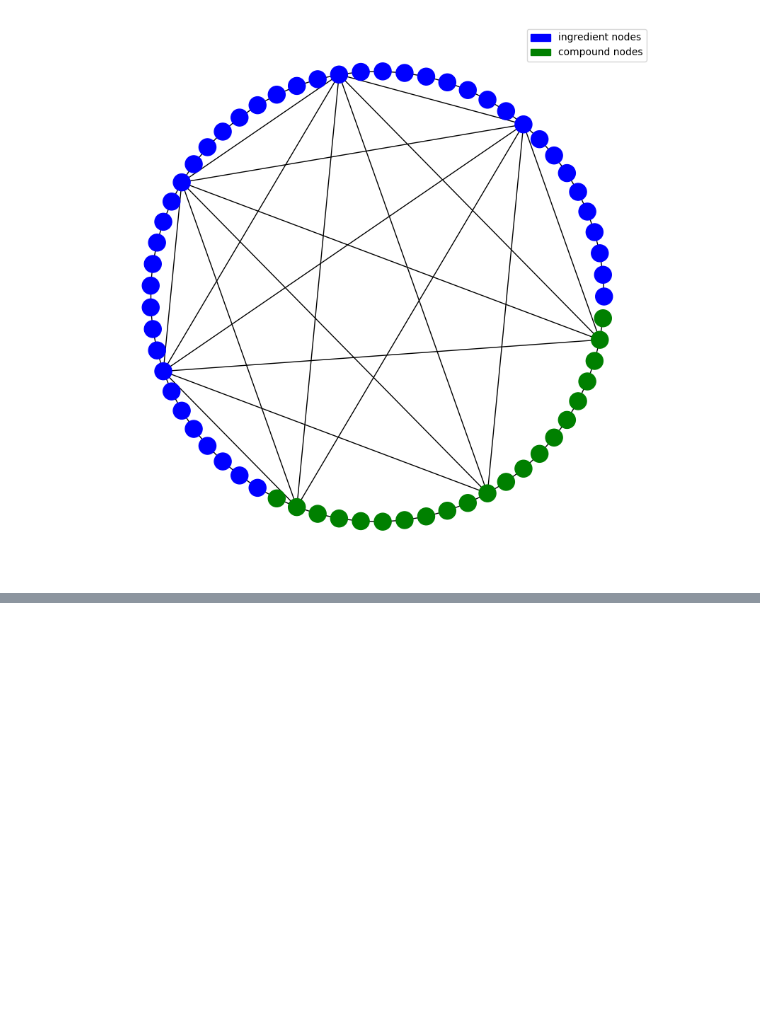
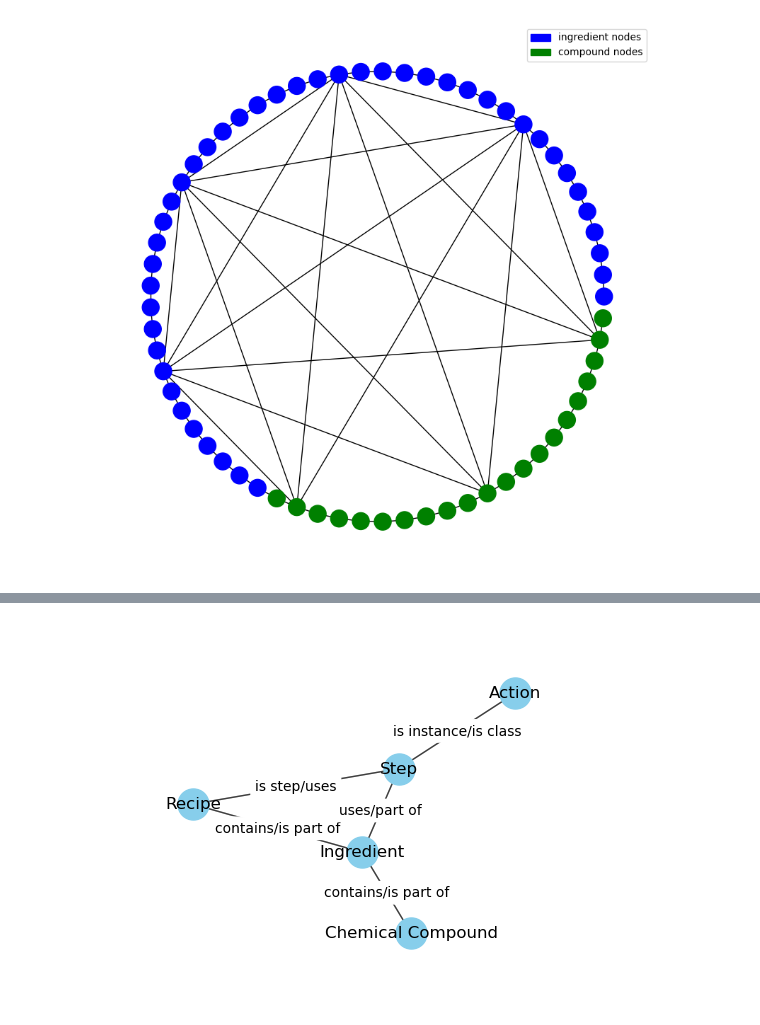
Before and after one commit to DavidSchimmel/statistical_ingredient_substitutions, a Jupyter notebook: illustrating_graphs.ipynb, the cells around one changed output, grey strips where cells are left out. Saved outputs shown, nothing was run; the diff lists cells and outputs as text; code cells hidden in the pictures; blank space fills up the shorter version.

```diff
--- a/illustrating_graphs.ipynb
+++ b/illustrating_graphs.ipynb
@@ -54,0 +125,32 @@ Graph with 65 nodes and 82 edges
+# %%
+# Create a graph
+G = nx.DiGraph()
+
+# Add nodes with labels
+nodes = ['Recipe', 'Ingredient', 'Action', 'Step', 'Chemical Compound']
+G.add_nodes_from(nodes)
+
+# Add bidirectional edges
+edges = [('Recipe', 'Ingredient'), ('Ingredient', 'Recipe'), ('Ingredient', 'Chemical Compound'), ('Chemical Compound', 'Ingredient'), ('Ingredient', 'Step'), ('Step', 'Ingredient'), ('Step', 'Recipe'), ('Recipe', 'Step'), ('Action', 'Step'), ('Step', 'Action')]
+G.add_edges_from(edges)
+
+pos = nx.spring_layout(G)  # Positions for all nodes
+nx.draw_networkx_nodes(G, pos, node_size=500, node_color='skyblue')
+nx.draw_networkx_edges(G, pos, width=1.0, alpha=0.5, arrows=False)
+
+node_labels = {node: node for node in G.nodes()}
+nx.draw_networkx_labels(G, pos, labels=node_labels)
+
+edge_labels = {
+    ('Recipe', 'Ingredient'): "contains/is part of",
+    ('Ingredient', 'Chemical Compound'): "contains/is part of",
+    ('Recipe', 'Step'): "is step/uses",
+    ('Ingredient', 'Step'): "uses/part of",
+    ('Action', 'Step'): "is instance/is class"
+}
+nx.draw_networkx_edge_labels(G, pos, edge_labels=edge_labels, rotate=False)
+plt.margins(0.2)
+plt.axis('off')
+plt.show()
+# %% [output]
+[figure, added]
```
Also changed, not shown: parts of 6 cells of this notebook, 4 other files.
